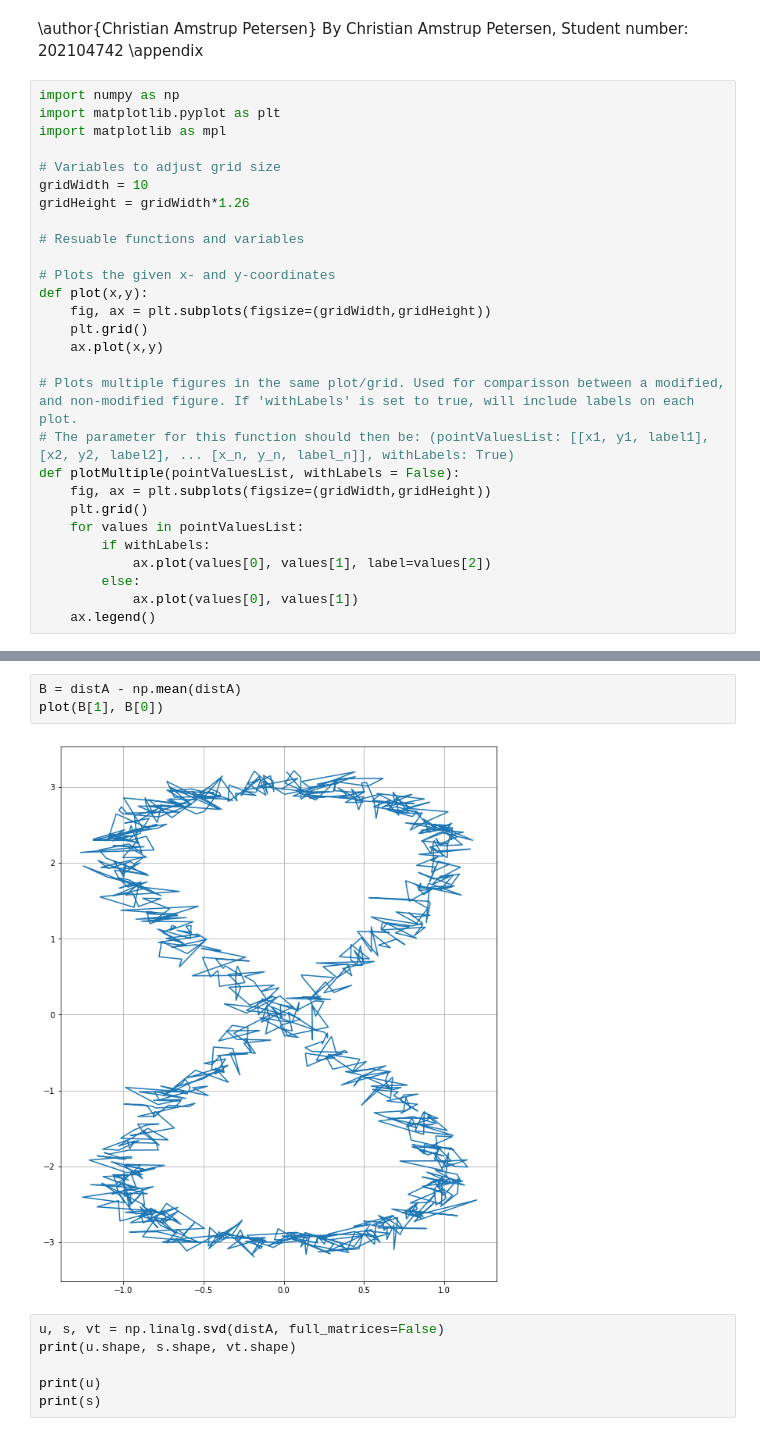
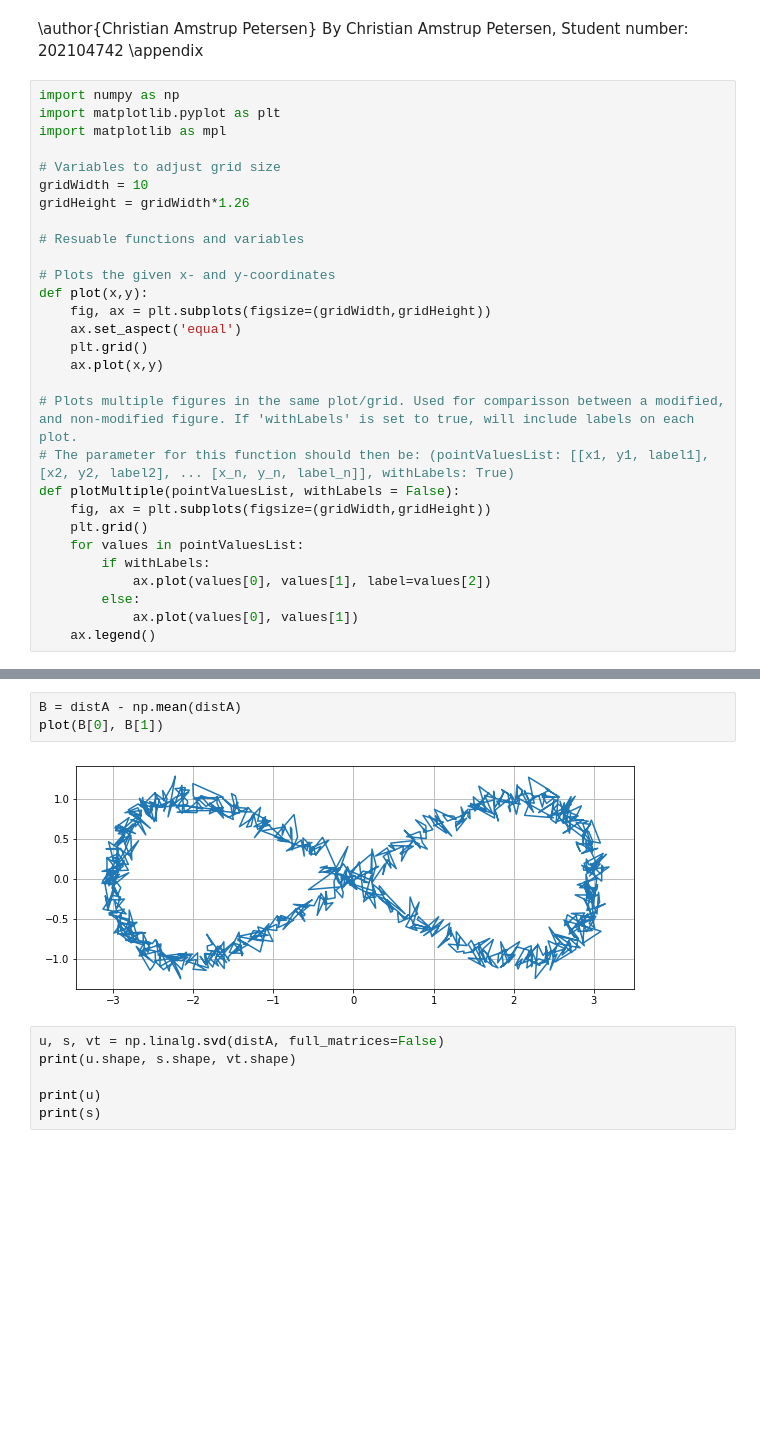
Before and after one commit to Amstrups/NLA-Folder, a Jupyter notebook: NLA-Handins/Handin5.ipynb, the cells around one changed output, grey strips where cells are left out. Saved outputs shown, nothing was run; the diff lists cells and outputs as text; blank space fills up the shorter version.

```diff
--- a/NLA-Handins/Handin5.ipynb
+++ b/NLA-Handins/Handin5.ipynb
@@ -17,6 +17,7 @@ gridHeight = gridWidth*1.26
 # Plots the given x- and y-coordinates
 def plot(x,y):
     fig, ax = plt.subplots(figsize=(gridWidth,gridHeight))
+    ax.set_aspect('equal')
     plt.grid()
     ax.plot(x,y)
 
@@ -96,8 +95,8 @@ plot(xy1T[1], xy1T[0])
 # %%
 B = distA - np.mean(distA)
-plot(B[1], B[0])
+plot(B[0], B[1])
 # %% [output]
-[figure, old version]
+[figure, new version]
 # %%
 u, s, vt = np.linalg.svd(distA, full_matrices=False)
 print(u.shape, s.shape, vt.shape)
```
Also changed, not shown: parts of 3 cells of this notebook.
